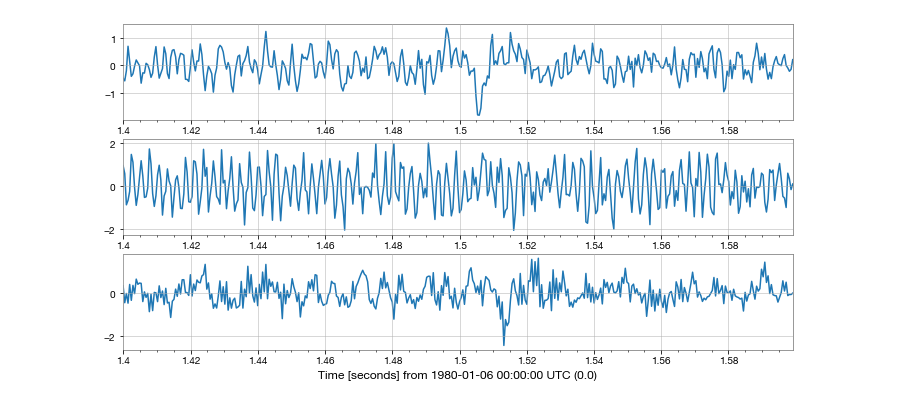
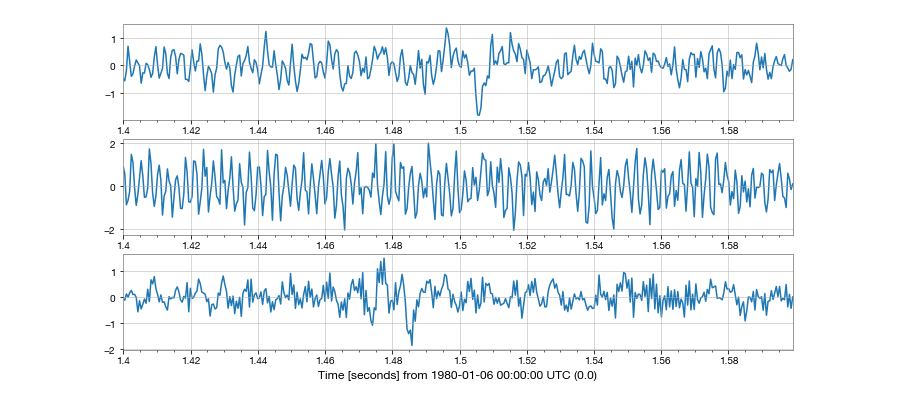
Before and after one commit to denisefavila/Gravitational-Wave-Detection, a Jupyter notebook: analysis/time_series_davi.ipynb, the cells around one changed output. Saved outputs shown, nothing was run; the diff lists cells and outputs as text; code cells hidden in the pictures.

```diff
--- a/analysis/time_series_davi.ipynb
+++ b/analysis/time_series_davi.ipynb
@@ -29,9 +32,9 @@ plot = Plot(strain0, strain1, strain2, separate=True, sharex=True)
 # %%
 cross01 = strain0.correlate(strain1)
 cross12 = strain1.correlate(strain2)
-cross02 = strain0.correlate(strain2)
+cross20 = strain2.correlate(strain0)
 
 
-plot = Plot(cross01, cross12, cross02, separate=True, sharex=True)
+plot = Plot(cross01, cross12, cross20, separate=True, sharex=True)
 # %% [output]
-[figure, old version]
+[figure, new version]
```
Also changed, not shown: parts of 2 cells of this notebook.
